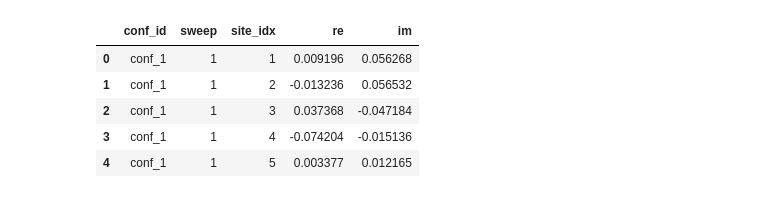
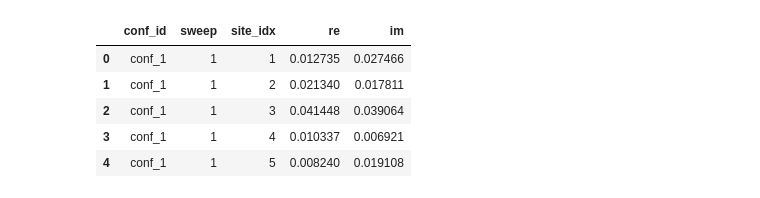
Before and after one commit to YinkaiYu/Hybrid-Monte-Carlo-for-d-wave-SC, a Jupyter notebook: projectHPC/example/plot_histogram.ipynb, the cells around one changed output. Cells and saved outputs as stored; diff of their text form; code cells hidden in the pictures.

```diff
--- a/projectHPC/example/plot_histogram.ipynb
+++ b/projectHPC/example/plot_histogram.ipynb
@@ -18,18 +18,18 @@ plt.rcParams.update({
     "figure.figsize": (5, 4),
 })
 # %%
-T = 0.04
+T = 0.003
 data_dir = f"T_{T}"
 csv_file = os.path.join(data_dir, "pairscatter_points.csv")
 df = pd.read_csv(csv_file)
 df.head()
 # %% [output]
 |  | conf_id | sweep | site_idx | re | im |
-| 0 | conf_1 | 1 | 1 | 0.009196 | 0.056268 |
-| 1 | conf_1 | 1 | 2 | -0.013236 | 0.056532 |
-| 2 | conf_1 | 1 | 3 | 0.037368 | -0.047184 |
-| 3 | conf_1 | 1 | 4 | -0.074204 | -0.015136 |
-| 4 | conf_1 | 1 | 5 | 0.003377 | 0.012165 |
+| 0 | conf_1 | 1 | 1 | 0.012735 | 0.027466 |
+| 1 | conf_1 | 1 | 2 | 0.021340 | 0.017811 |
+| 2 | conf_1 | 1 | 3 | 0.041448 | 0.039064 |
+| 3 | conf_1 | 1 | 4 | 0.010337 | 0.006921 |
+| 4 | conf_1 | 1 | 5 | 0.008240 | 0.019108 |
 # %%
 # 2D histogram in complex plane
 re = df["re"].to_numpy()
```
Also changed, not shown: parts of 13 cells of this notebook, 4 other files.
